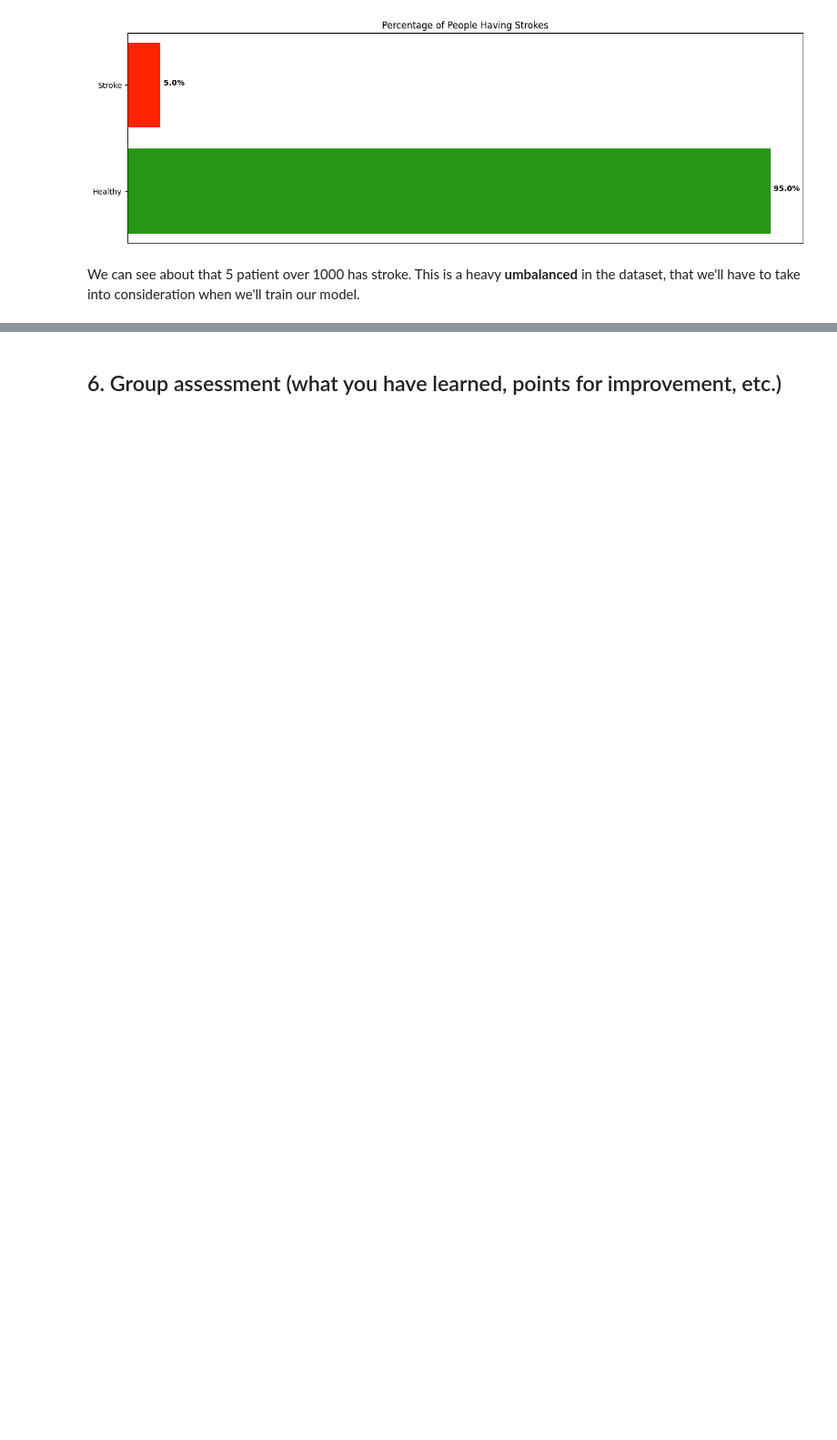
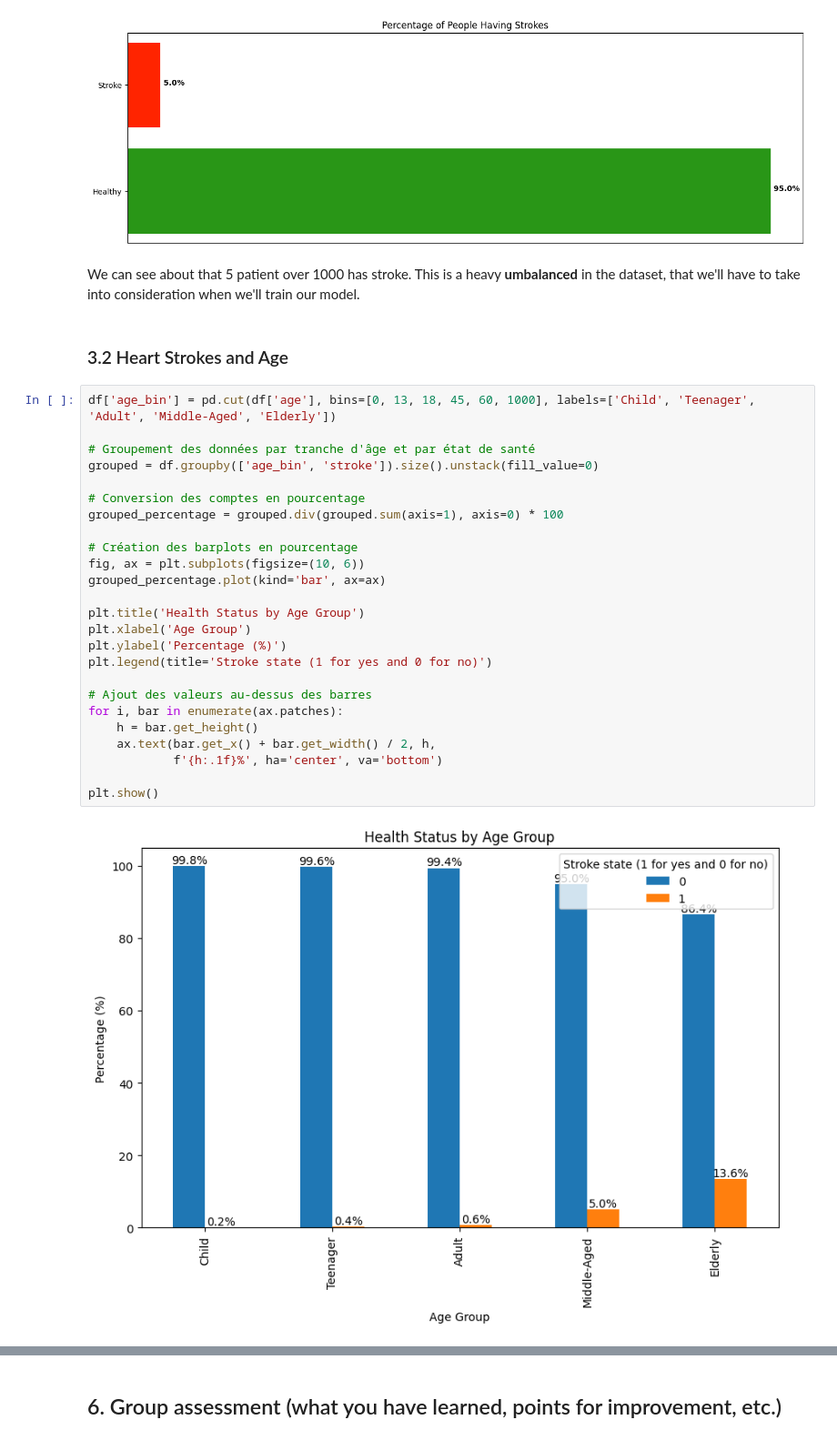
Before and after one commit to Raideeen/stroke_prediction, a Jupyter notebook: analysis.ipynb, the cells around one changed output, grey strips where cells are left out. Shown at 91% size. Saved outputs shown, nothing was run; the diff lists cells and outputs as text; blank space fills up the shorter version.

```diff
--- a/analysis.ipynb
+++ b/analysis.ipynb
@@ -287,3 +461,32 @@ plt.show()
 [figure]
 # %% [markdown]
 We can see about that 5 patient over 1000 has stroke. This is a heavy **umbalanced** in the dataset, that we'll have to take into consideration when we'll train our model.
+# %% [markdown]
+### 3.2 Heart Strokes and Age
+# %%
+df['age_bin'] = pd.cut(df['age'], bins=[0, 13, 18, 45, 60, 1000], labels=['Child', 'Teenager', 'Adult', 'Middle-Aged', 'Elderly'])
+
+# Groupement des données par tranche d'âge et par état de santé
+grouped = df.groupby(['age_bin', 'stroke']).size().unstack(fill_value=0)
+
+# Conversion des comptes en pourcentage
+grouped_percentage = grouped.div(grouped.sum(axis=1), axis=0) * 100
+
+# Création des barplots en pourcentage
+fig, ax = plt.subplots(figsize=(10, 6))
+grouped_percentage.plot(kind='bar', ax=ax)
+
+plt.title('Health Status by Age Group')
+plt.xlabel('Age Group')
+plt.ylabel('Percentage (%)')
+plt.legend(title='Stroke state (1 for yes and 0 for no)')
+
+# Ajout des valeurs au-dessus des barres
+for i, bar in enumerate(ax.patches):
+    h = bar.get_height()
+    ax.text(bar.get_x() + bar.get_width() / 2, h,
+            f'{h:.1f}%', ha='center', va='bottom')
+
+plt.show()
+# %% [output]
+[figure, added]
```
Also changed, not shown: parts of 26 cells of this notebook.
